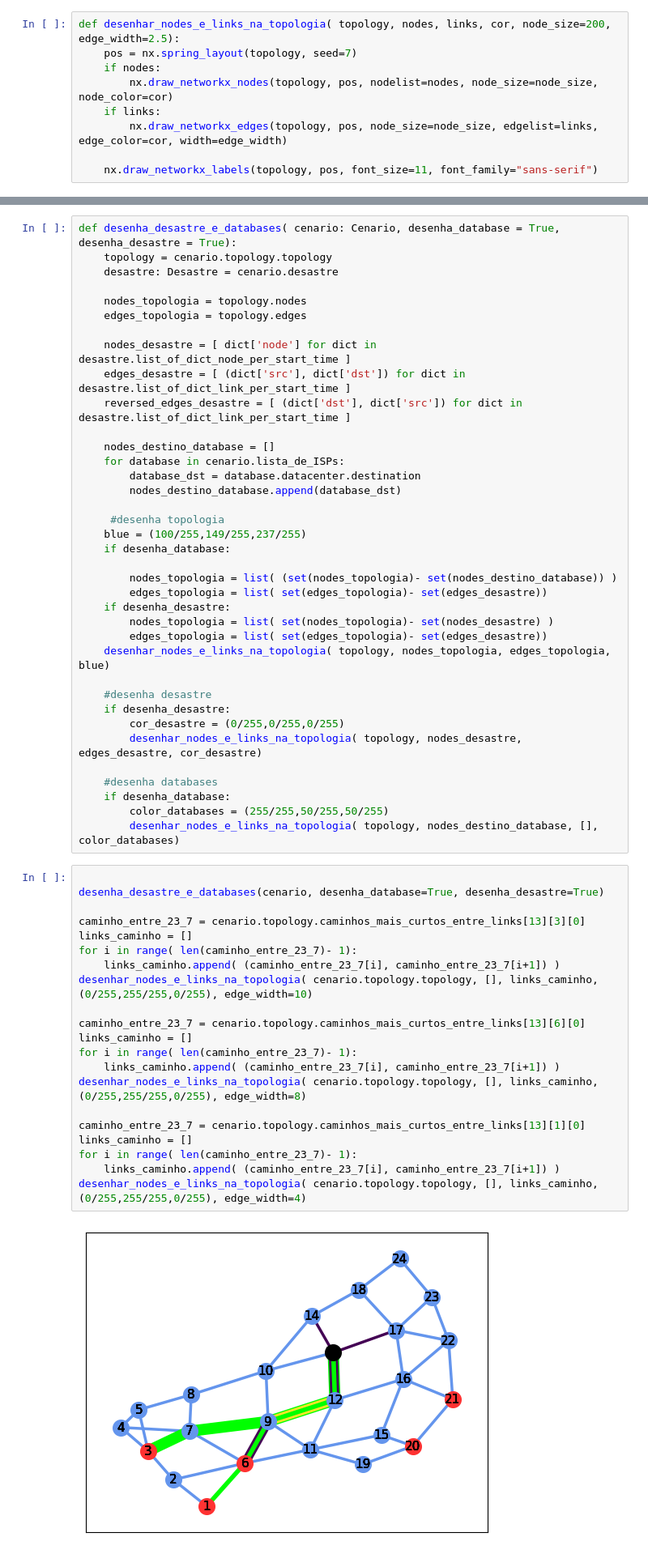
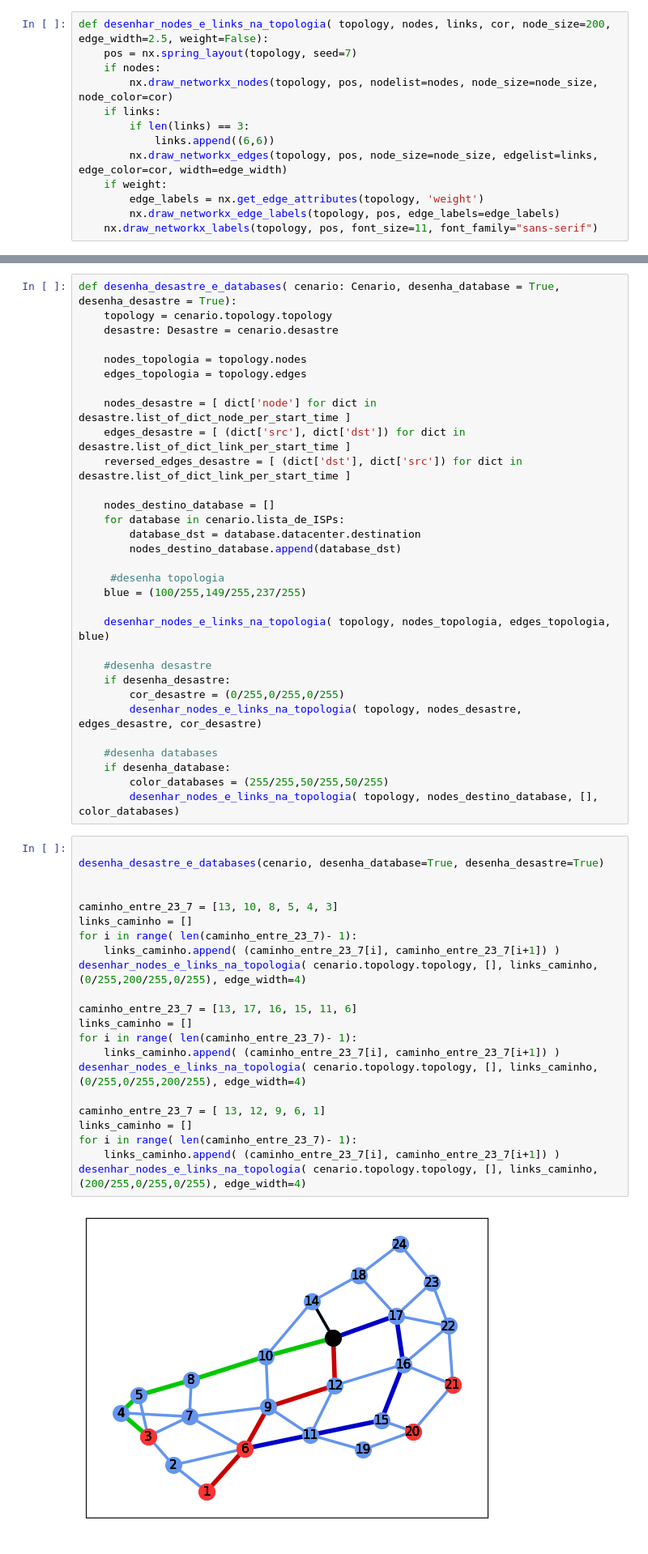
Before and after one commit to Claudiof5/simulador-EON-pre-Desastre, a Jupyter notebook: simulador/simulador/criação_ranqueador_de_alocação.ipynb, the cells around one changed output, grey strips where cells are left out. Shown at 81% size. Saved outputs shown, nothing was run; the diff lists cells and outputs as text.

```diff
--- a/simulador/simulador/criação_ranqueador_de_alocação.ipynb
+++ b/simulador/simulador/criação_ranqueador_de_alocação.ipynb
@@ -34,11 +34,15 @@ with open('cenario/cenarios/cenario_demonstracao.pkl', 'rb') as file:
 
 dataframe: pd.DataFrame = pd.read_csv("_out/resultados/resultado_demonstracao.csv")
 # %%
-def desenhar_nodes_e_links_na_topologia( topology, nodes, links, cor, node_size=200, edge_width=2.5):
+def desenhar_nodes_e_links_na_topologia( topology, nodes, links, cor, node_size=200, edge_width=2.5, weight=False):
     pos = nx.spring_layout(topology, seed=7)
     if nodes:
         nx.draw_networkx_nodes(topology, pos, nodelist=nodes, node_size=node_size, node_color=cor)
     if links:
+        if len(links) == 3:
+            links.append((6,6))
         nx.draw_networkx_edges(topology, pos, node_size=node_size, edgelist=links, edge_color=cor, width=edge_width)
-
+    if weight:
+        edge_labels = nx.get_edge_attributes(topology, 'weight')
+        nx.draw_networkx_edge_labels(topology, pos, edge_labels=edge_labels)
     nx.draw_networkx_labels(topology, pos, font_size=11, font_family="sans-serif")
@@ -89,13 +98,7 @@ def desenha_desastre_e_databases( cenario: Cenario, desenha_database = True, des
 
      #desenha topologia
     blue = (100/255,149/255,237/255)
-    if desenha_database:
 
-        nodes_topologia = list( (set(nodes_topologia)- set(nodes_destino_database)) )
-        edges_topologia = list( set(edges_topologia)- set(edges_desastre))
-    if desenha_desastre:
-        nodes_topologia = list( set(nodes_topologia)- set(nodes_desastre) )
-        edges_topologia = list( set(edges_topologia)- set(edges_desastre))
     desenhar_nodes_e_links_na_topologia( topology, nodes_topologia, edges_topologia, blue)
 
     #desenha desastre
@@ -110,26 +113,27 @@ def desenha_desastre_e_databases( cenario: Cenario, desenha_database = True, des
 # %%
 
 desenha_desastre_e_databases(cenario, desenha_database=True, desenha_desastre=True)
 
-caminho_entre_23_7 = cenario.topology.caminhos_mais_curtos_entre_links[13][3][0]
+
+caminho_entre_23_7 = [13, 10, 8, 5, 4, 3]
 links_caminho = []
 for i in range( len(caminho_entre_23_7)- 1):
     links_caminho.append( (caminho_entre_23_7[i], caminho_entre_23_7[i+1]) )
-desenhar_nodes_e_links_na_topologia( cenario.topology.topology, [], links_caminho, (0/255,255/255,0/255), edge_width=10)
+desenhar_nodes_e_links_na_topologia( cenario.topology.topology, [], links_caminho, (0/255,200/255,0/255), edge_width=4)
 
-caminho_entre_23_7 = cenario.topology.caminhos_mais_curtos_entre_links[13][6][0]
+caminho_entre_23_7 = [13, 17, 16, 15, 11, 6]
 links_caminho = []
 for i in range( len(caminho_entre_23_7)- 1):
     links_caminho.append( (caminho_entre_23_7[i], caminho_entre_23_7[i+1]) )
-desenhar_nodes_e_links_na_topologia( cenario.topology.topology, [], links_caminho, (0/255,255/255,0/255), edge_width=8)
+desenhar_nodes_e_links_na_topologia( cenario.topology.topology, [], links_caminho, (0/255,0/255,200/255), edge_width=4)
 
-caminho_entre_23_7 = cenario.topology.caminhos_mais_curtos_entre_links[13][1][0]
+caminho_entre_23_7 = [ 13, 12, 9, 6, 1]
 links_caminho = []
 for i in range( len(caminho_entre_23_7)- 1):
     links_caminho.append( (caminho_entre_23_7[i], caminho_entre_23_7[i+1]) )
-desenhar_nodes_e_links_na_topologia( cenario.topology.topology, [], links_caminho, (0/255,255/255,0/255), edge_width=4)
+desenhar_nodes_e_links_na_topologia( cenario.topology.topology, [], links_caminho, (200/255,0/255,0/255), edge_width=4)
 # %% [output]
-[figure, old version]
+[figure, new version]
 # %%
 desenha_desastre_e_databases( cenario)
 # %% [output]
```
Also changed, not shown: parts of 4 cells of this notebook, 16 other files.
